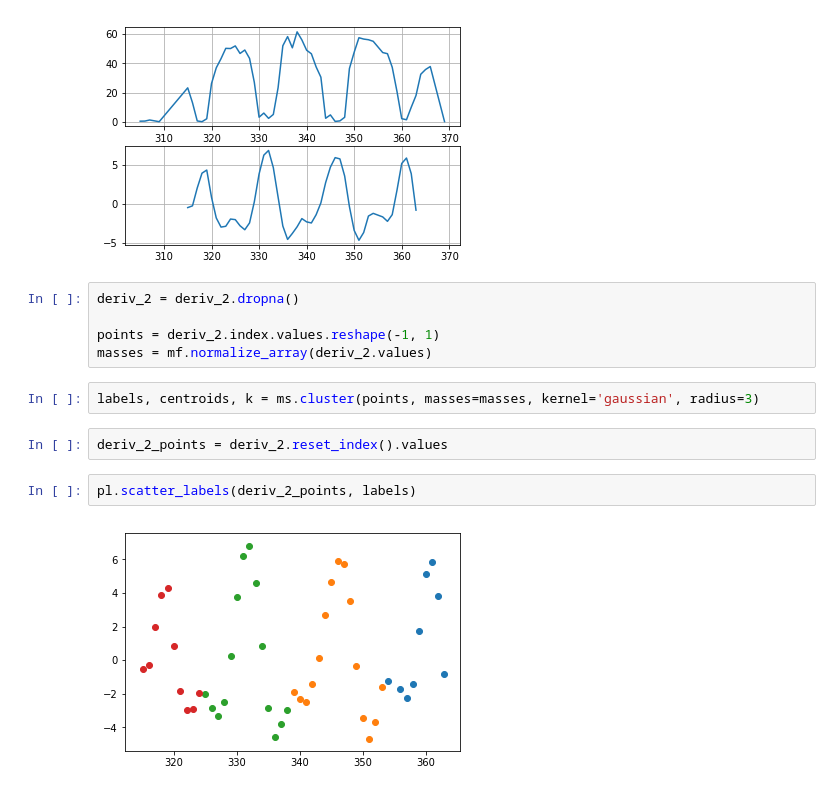
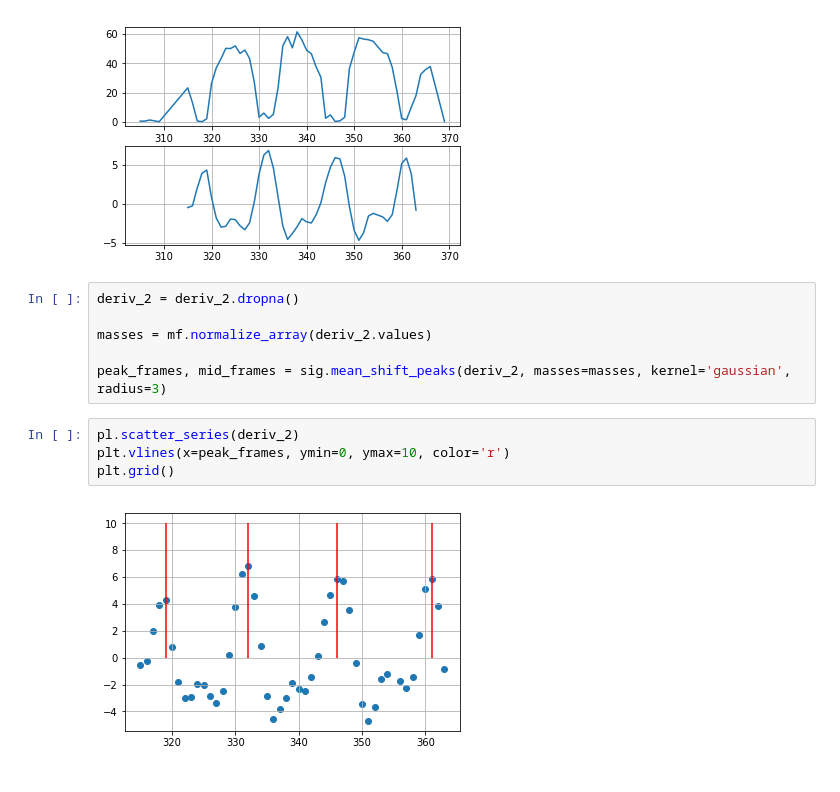
Before and after one commit to ajhynes7/side-view-depth-gait, a Jupyter notebook: notebooks/cluster_foot_distance.ipynb, the cells around one changed output. Cells and saved outputs as stored; diff of their text form.

Commit message:
Create peak detection notebook for finding peaks on foot distance signal.

```diff
--- a/notebooks/cluster_foot_distance.ipynb
+++ b/notebooks/cluster_foot_distance.ipynb
@@ -67,13 +67,12 @@ plt.show()
 # %%
 deriv_2 = deriv_2.dropna()
 
-points = deriv_2.index.values.reshape(-1, 1)
 masses = mf.normalize_array(deriv_2.values)
+
+peak_frames, mid_frames = sig.mean_shift_peaks(deriv_2, masses=masses, kernel='gaussian', radius=3)
-# %%
-labels, centroids, k = ms.cluster(points, masses=masses, kernel='gaussian', radius=3)
-# %%
-deriv_2_points = deriv_2.reset_index().values
-# %%
-pl.scatter_labels(deriv_2_points, labels)
-# %% [output]
-[figure, removed]
+# %%
+pl.scatter_series(deriv_2)
+plt.vlines(x=peak_frames, ymin=0, ymax=10, color='r')
+plt.grid()
+# %% [output]
+[figure, added]
```
Also changed, not shown: parts of 1 cell of this notebook, 3 other files.
